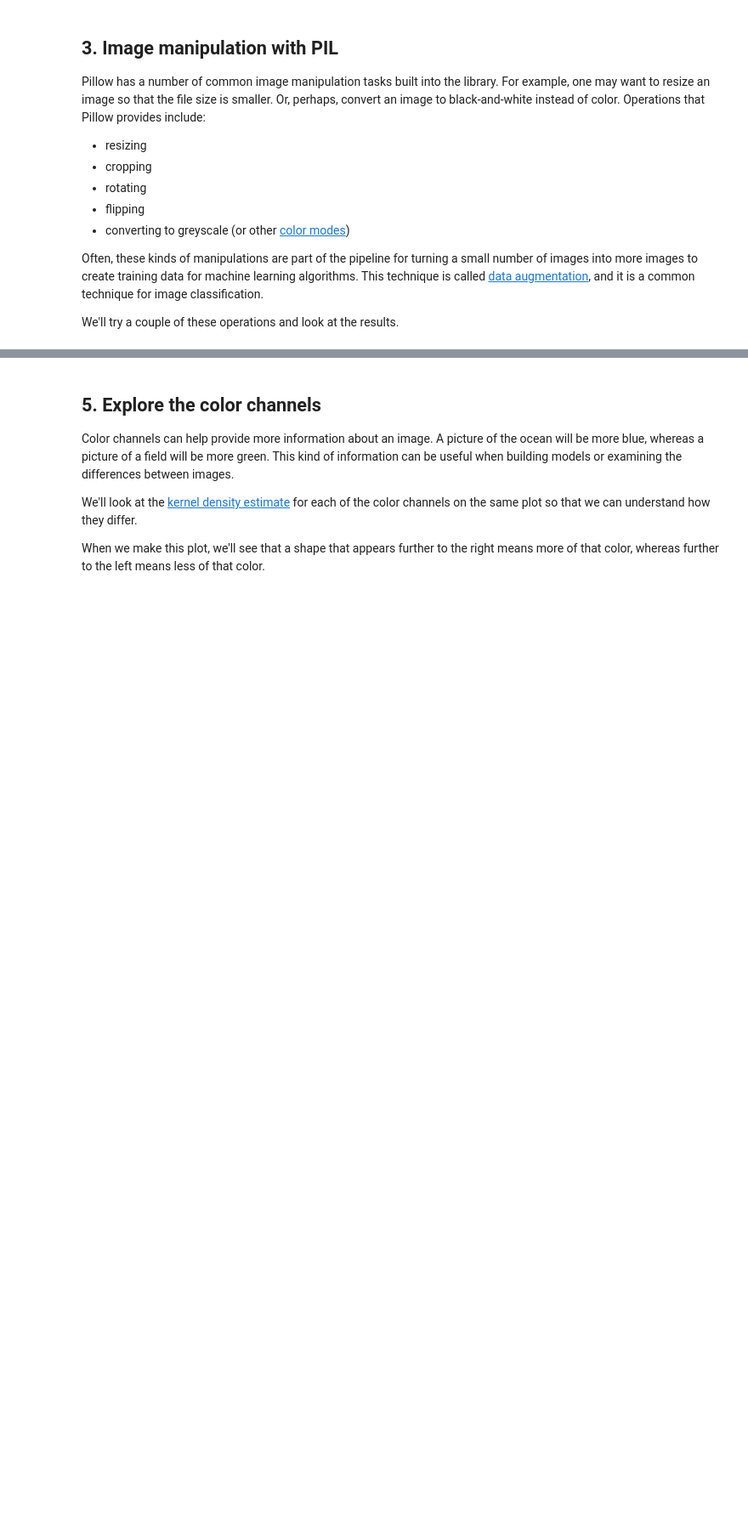
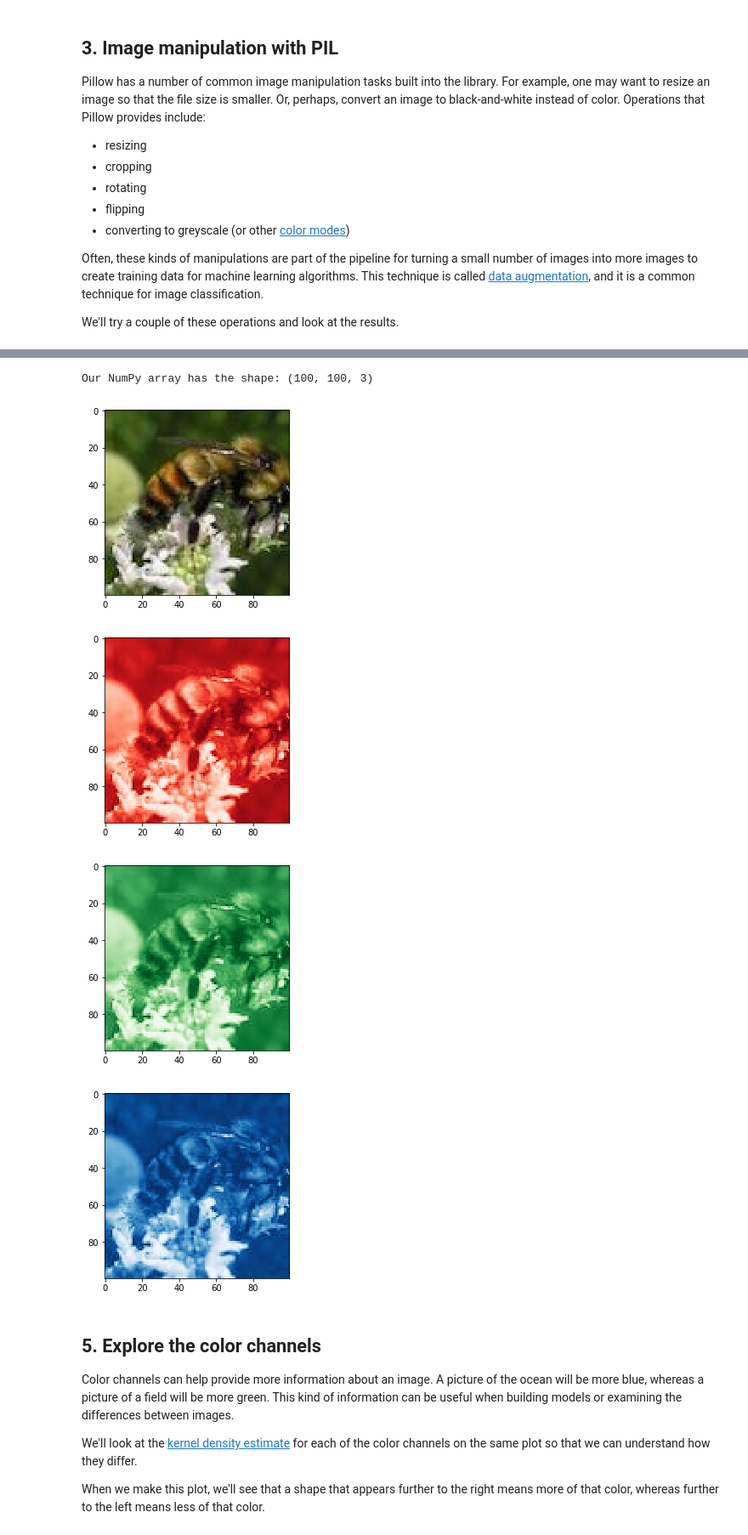
Before and after one commit to fbremer/datacamp_bees, a Jupyter notebook: Bees1 - Image Loading and Processing/notebook.ipynb, the cells around one changed output, grey strips where cells are left out. Shown at 85% size. Saved outputs shown, nothing was run; the diff lists cells and outputs as text; code cells hidden in the pictures; blank space fills up the shorter version.

```diff
--- a/Bees1 - Image Loading and Processing/notebook.ipynb
+++ b/Bees1 - Image Loading and Processing/notebook.ipynb
@@ -76,28 +87,34 @@ display(img_flipped)
 <p>The way this is represented as data is as a three-dimensional matrix. The width of the matrix is the width of the image, the height of the matrix is the height of the image, and the depth of the matrix is the number of channels. So, as we saw, the height and width of our image are both 100 pixels. This means that the underlying data is a matrix with the dimensions <code>100x100x3</code>.</p>
 # %%
 # Turn our image object into a NumPy array
-img_data = ...
+img_data = np.array(img)
 
 # get the shape of the resulting array
-img_data_shape = ...
+img_data_shape = img_data.shape
 
 print("Our NumPy array has the shape: {}".format(img_data_shape))
 
 # plot the data with `imshow`
-# ... YOUR CODE FOR TASK 4 ...
+plt.imshow(img_data)
 plt.show()
 
 # plot the red channel
-plt.imshow(..., cmap=plt.cm.Reds_r)
+plt.imshow(img_data[:,:,0], cmap=plt.cm.Reds_r)
 plt.show()
 
 # plot the green channel
-plt.imshow(..., cmap=plt.cm.Greens_r)
+plt.imshow(img_data[:,:,1], cmap=plt.cm.Greens_r)
 plt.show()
 
-# plot the blue channel
-plt.imshow(..., cmap=plt.cm.Blues_r)
+# # plot the blue channel
+plt.imshow(img_data[:,:,2], cmap=plt.cm.Blues_r)
 plt.show()
+# %% [output]
+Our NumPy array has the shape: (100, 100, 3)
+[figure, added]
+[figure, added]
+[figure, added]
+[figure, added]
 # %% [markdown]
 ## 5. Explore the color channels
 <p>Color channels can help provide more information about an image. A picture of the ocean will be more blue, whereas a picture of a field will be more green. This kind of information can be useful when building models or examining the differences between images.</p>
```
Also changed, not shown: parts of 9 cells of this notebook, 5 other files.
